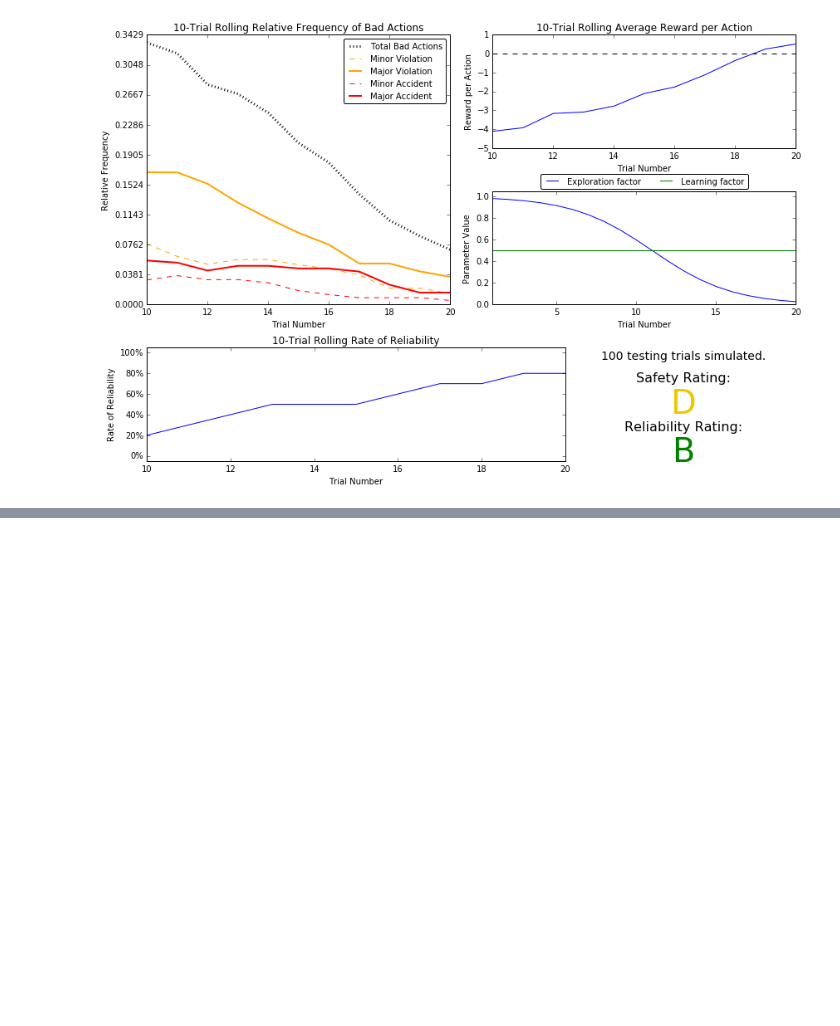
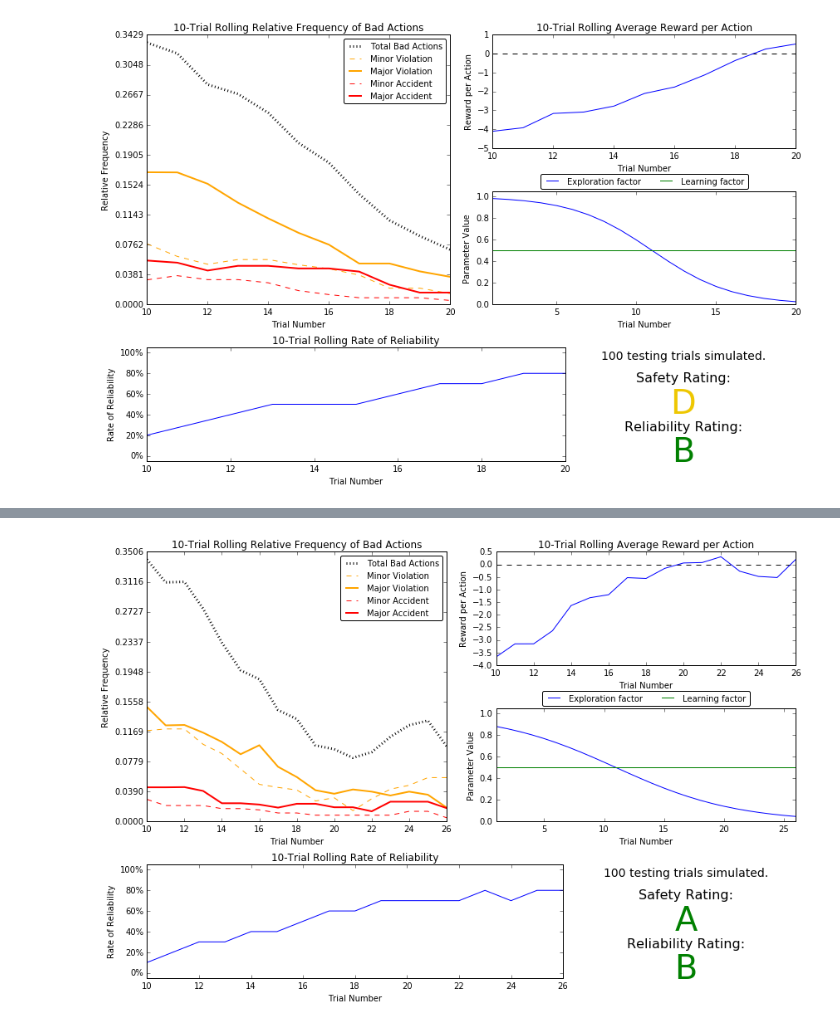
Before and after one commit to alextrickey/smartcab, a Jupyter notebook: ExplorationFactorExp.ipynb, the cells around one changed output, grey strips where cells are left out. Saved outputs shown, nothing was run; the diff lists cells and outputs as text; code cells hidden in the pictures; blank space fills up the shorter version.

Commit message:
feat: Add feature to state space
Add the intended direction of traffic on the left to the states
for the smartcab to consider.

```diff
--- a/ExplorationFactorExp.ipynb
+++ b/ExplorationFactorExp.ipynb
@@ -198,0 +201,7 @@ vs.plot_trials('sim_improved-learning.csv')
+# %%
+### Adds left input feature
+# Load the 'sim_improved-learning' file from the improved Q-Learning simulation
+vs.plot_trials('sim_improved-learning.csv')
+#self.epsilon = 1.0 - 1.0/(1.0 + math.exp(-0.2*(self.trial - 10.0)))
+# %% [output]
+[figure, added]
```
Also changed, not shown: parts of 1 cell of this notebook, 1 other file.
